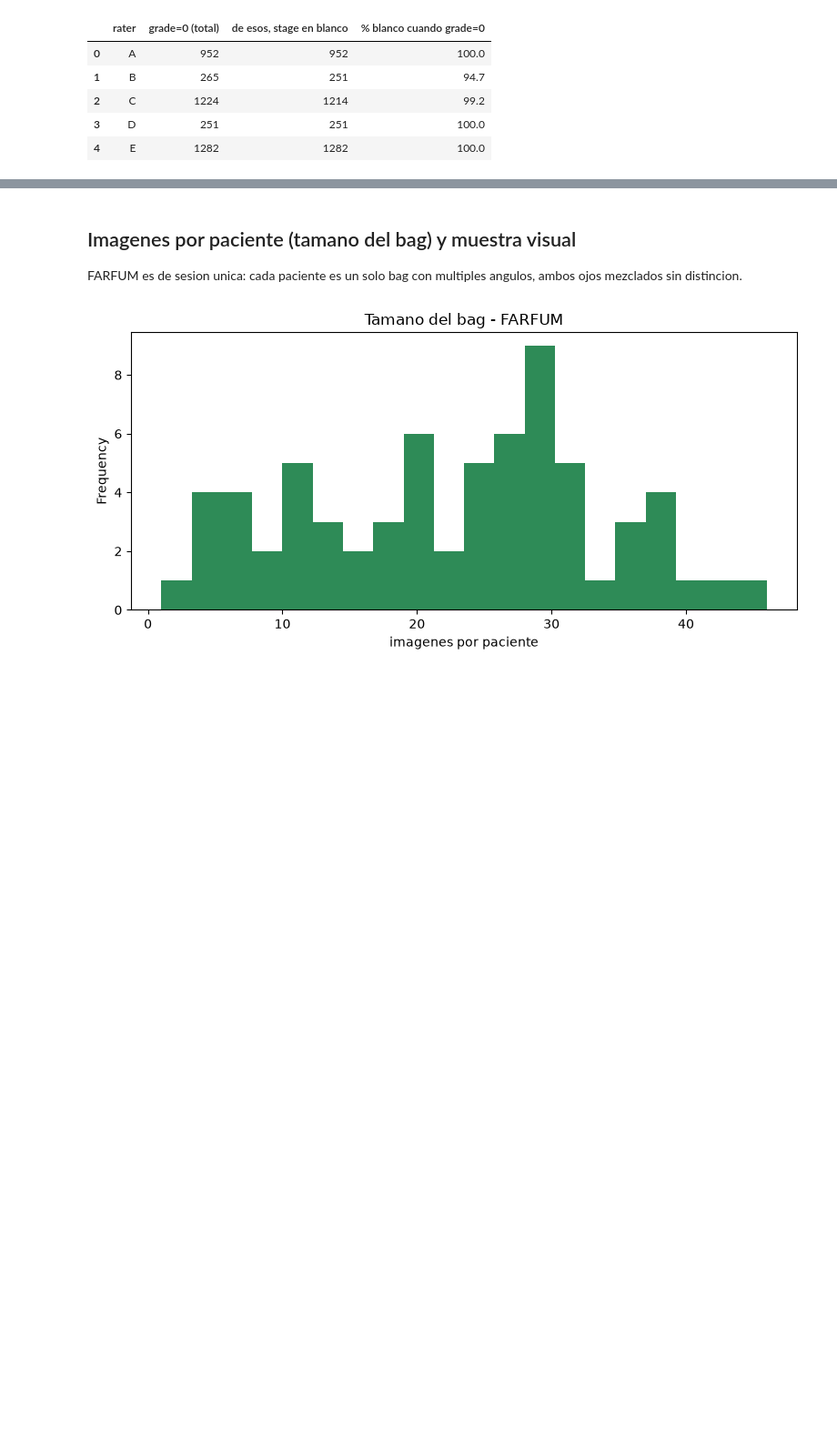
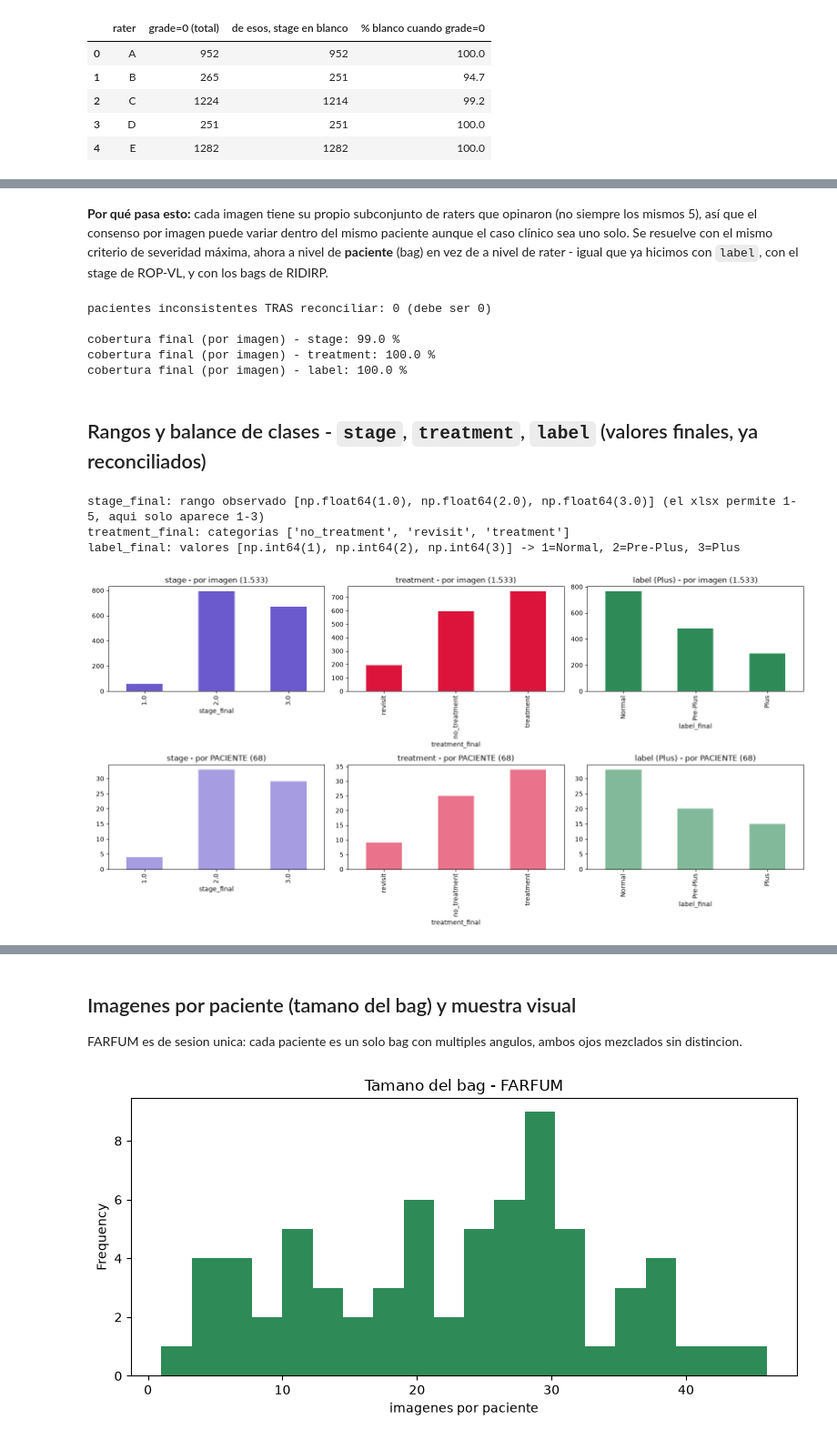
Before and after one commit to JuanSho780/ROP_paper, a Jupyter notebook: system/eda/eda_farfum.ipynb, the cells around one changed output, grey strips where cells are left out. Shown at 91% size. Saved outputs shown, nothing was run; the diff lists cells and outputs as text; code cells hidden in the pictures; blank space fills up the shorter version.

```diff
--- a/system/eda/eda_farfum.ipynb
+++ b/system/eda/eda_farfum.ipynb
@@ -222,0 +374,68 @@ pd.DataFrame(rows_check)
+# %% [markdown]
+**Por qué pasa esto:** cada imagen tiene su propio subconjunto de raters que opinaron (no siempre los mismos 5), así que el consenso por imagen puede variar dentro del mismo paciente aunque el caso clínico sea uno solo. Se resuelve con el mismo criterio de severidad máxima, ahora a nivel de **paciente** (bag) en vez de a nivel de rater - igual que ya hicimos con `label`, con el stage de ROP-VL, y con los bags de RIDIRP.
+# %%
+# Reconciliar a nivel de paciente: gana el mas severo entre las imagenes del mismo paciente
+labels["stage_final"] = labels.groupby("patient_id")["stage_consensus"].transform("max")
+
+treat_rank = labels["treatment_consensus"].map(TREAT_SEVERITY)
+treat_rank_final = treat_rank.groupby(labels["patient_id"]).transform("max")
+INV_TREAT = {v: k for k, v in TREAT_SEVERITY.items()}
+labels["treatment_final"] = treat_rank_final.map(INV_TREAT)
+
+label_sev = {1: 0, 2: 1, 3: 2}  # Normal < Pre-Plus < Plus
+label_rank_final = labels["label"].map(label_sev).groupby(labels["patient_id"]).transform("max")
+INV_LABEL = {v: k for k, v in label_sev.items()}
+labels["label_final"] = label_rank_final.map(INV_LABEL)
+
+consistency_final = labels.groupby("patient_id").agg(
+    stage_u=("stage_final", n_unique_nonnull),
+    treatment_u=("treatment_final", n_unique_nonnull),
+    label_u=("label_final", n_unique_nonnull),
+)
+print("pacientes inconsistentes TRAS reconciliar:", (consistency_final > 1).any(axis=1).sum(), "(debe ser 0)")
+print()
+print("cobertura final (por imagen) - stage:", round(100 * labels['stage_final'].notna().mean(), 1), "%")
+print("cobertura final (por imagen) - treatment:", round(100 * labels['treatment_final'].notna().mean(), 1), "%")
+print("cobertura final (por imagen) - label:", round(100 * labels['label_final'].notna().mean(), 1), "%")
+# %% [output]
+pacientes inconsistentes TRAS reconciliar: 0 (debe ser 0)
+
+cobertura final (por imagen) - stage: 99.0 %
+cobertura final (por imagen) - treatment: 100.0 %
+cobertura final (por imagen) - label: 100.0 %
+# %% [markdown]
+## Rangos y balance de clases - `stage`, `treatment`, `label` (valores finales, ya reconciliados)
+# %%
+print("stage_final: rango observado", sorted(labels["stage_final"].dropna().unique()), "(el xlsx permite 1-5, aqui solo aparece 1-3)")
+print("treatment_final: categorias", sorted(labels["treatment_final"].dropna().unique()))
+print("label_final: valores", sorted(labels["label_final"].dropna().unique()), "-> 1=Normal, 2=Pre-Plus, 3=Plus")
+print()
+
+fig, axes = plt.subplots(2, 3, figsize=(16, 8))
+
+labels["stage_final"].value_counts().sort_index().plot(kind="bar", ax=axes[0, 0], color="slateblue")
+axes[0, 0].set_title("stage - por imagen (1.533)")
+
+labels["treatment_final"].value_counts().reindex(["revisit", "no_treatment", "treatment"]).plot(kind="bar", ax=axes[0, 1], color="crimson")
+axes[0, 1].set_title("treatment - por imagen (1.533)")
+
+labels["label_final"].map({1: "Normal", 2: "Pre-Plus", 3: "Plus"}).value_counts().reindex(["Normal", "Pre-Plus", "Plus"]).plot(kind="bar", ax=axes[0, 2], color="seagreen")
+axes[0, 2].set_title("label (Plus) - por imagen (1.533)")
+
+per_patient = labels.drop_duplicates("patient_id")
+per_patient["stage_final"].value_counts().sort_index().plot(kind="bar", ax=axes[1, 0], color="slateblue", alpha=0.6)
+axes[1, 0].set_title("stage - por PACIENTE (68)")
+
+per_patient["treatment_final"].value_counts().reindex(["revisit", "no_treatment", "treatment"]).plot(kind="bar", ax=axes[1, 1], color="crimson", alpha=0.6)
+axes[1, 1].set_title("treatment - por PACIENTE (68)")
+
+per_patient["label_final"].map({1: "Normal", 2: "Pre-Plus", 3: "Plus"}).value_counts().reindex(["Normal", "Pre-Plus", "Plus"]).plot(kind="bar", ax=axes[1, 2], color="seagreen", alpha=0.6)
+axes[1, 2].set_title("label (Plus) - por PACIENTE (68)")
+
+plt.tight_layout()
+plt.show()
+# %% [output]
+stage_final: rango observado [np.float64(1.0), np.float64(2.0), np.float64(3.0)] (el xlsx permite 1-5, aqui solo aparece 1-3)
+treatment_final: categorias ['no_treatment', 'revisit', 'treatment']
+label_final: valores [np.int64(1), np.int64(2), np.int64(3)] -> 1=Normal, 2=Pre-Plus, 3=Plus
+[figure, added]
```
Also changed, not shown: parts of 16 cells of this notebook, 8 other files.
